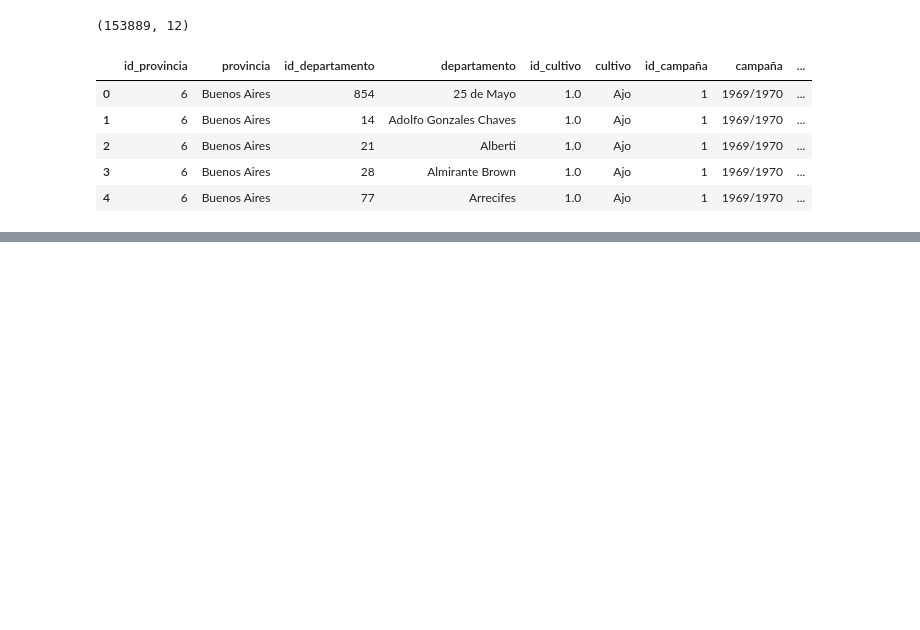
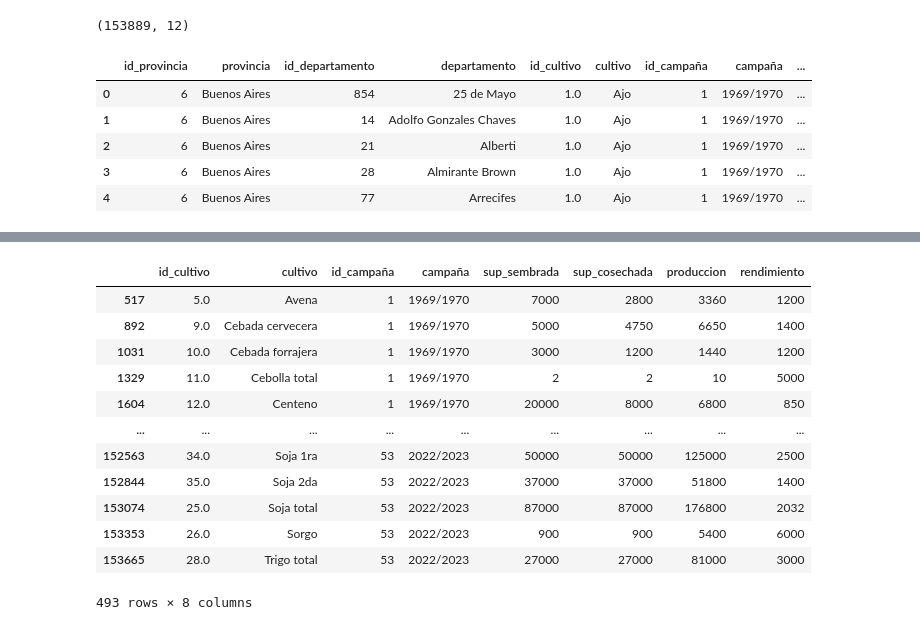
Before and after one commit to matublaq/CampoProject, a Jupyter notebook: first.ipynb, the cells around one changed output, grey strips where cells are left out. Saved outputs shown, nothing was run; the diff lists cells and outputs as text; code cells hidden in the pictures; blank space fills up the shorter version.

```diff
--- a/first.ipynb
+++ b/first.ipynb
@@ -38,0 +73,18 @@ Name: count, dtype: int64
+# %%
+df_Daireaux = df[df['departamento'] == 'Daireaux']
+df_Daireaux = df_Daireaux.drop(['id_provincia', 'provincia', 'id_departamento', 'departamento'], axis=1)
+df_Daireaux
+# %% [output]
+|  | id_cultivo | cultivo | id_campaña | campaña | sup_sembrada | sup_cosechada | produccion | rendimiento |
+| 517 | 5.0 | Avena | 1 | 1969/1970 | 7000 | 2800 | 3360 | 1200 |
+| 892 | 9.0 | Cebada cervecera | 1 | 1969/1970 | 5000 | 4750 | 6650 | 1400 |
+| 1031 | 10.0 | Cebada forrajera | 1 | 1969/1970 | 3000 | 1200 | 1440 | 1200 |
+| 1329 | 11.0 | Cebolla total | 1 | 1969/1970 | 2 | 2 | 10 | 5000 |
+| 1604 | 12.0 | Centeno | 1 | 1969/1970 | 20000 | 8000 | 6800 | 850 |
+| ... | ... | ... | ... | ... | ... | ... | ... | ... |
+| 152563 | 34.0 | Soja 1ra | 53 | 2022/2023 | 50000 | 50000 | 125000 | 2500 |
+| 152844 | 35.0 | Soja 2da | 53 | 2022/2023 | 37000 | 37000 | 51800 | 1400 |
+| 153074 | 25.0 | Soja total | 53 | 2022/2023 | 87000 | 87000 | 176800 | 2032 |
+| 153353 | 26.0 | Sorgo | 53 | 2022/2023 | 900 | 900 | 5400 | 6000 |
+| 153665 | 28.0 | Trigo total | 53 | 2022/2023 | 27000 | 27000 | 81000 | 3000 |
+493 rows × 8 columns
```
Also changed, not shown: parts of 10 cells of this notebook.
